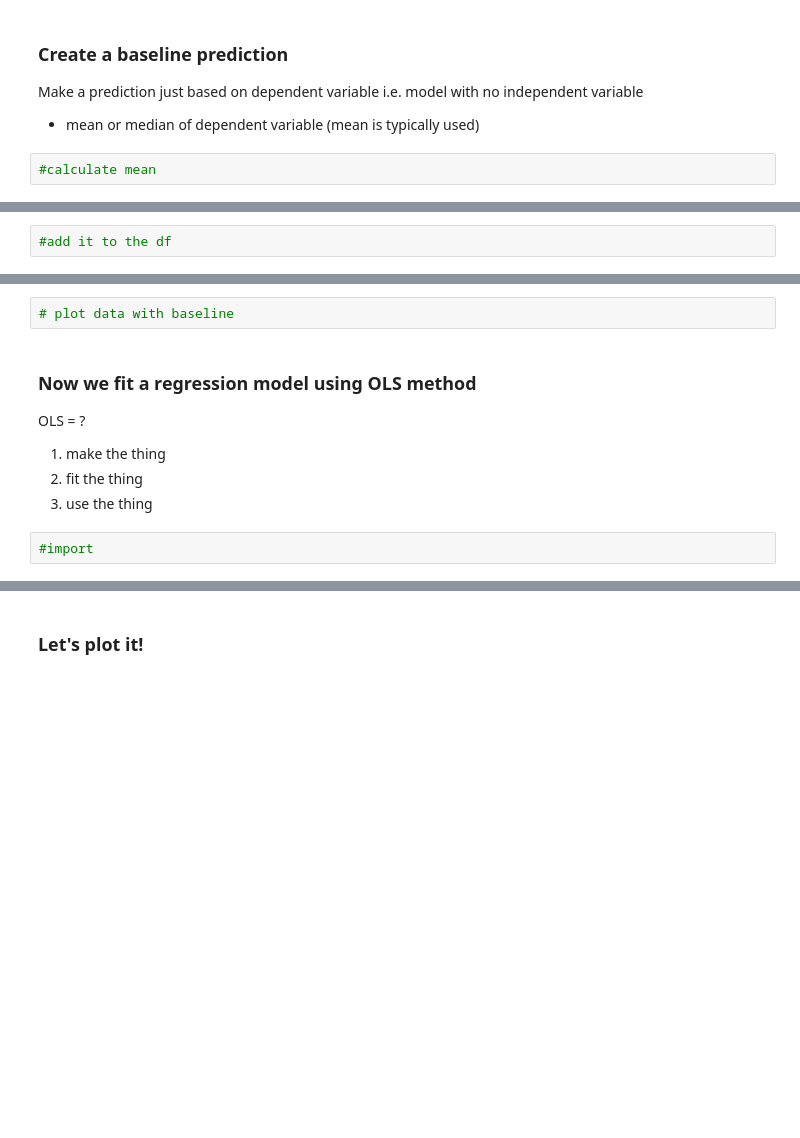
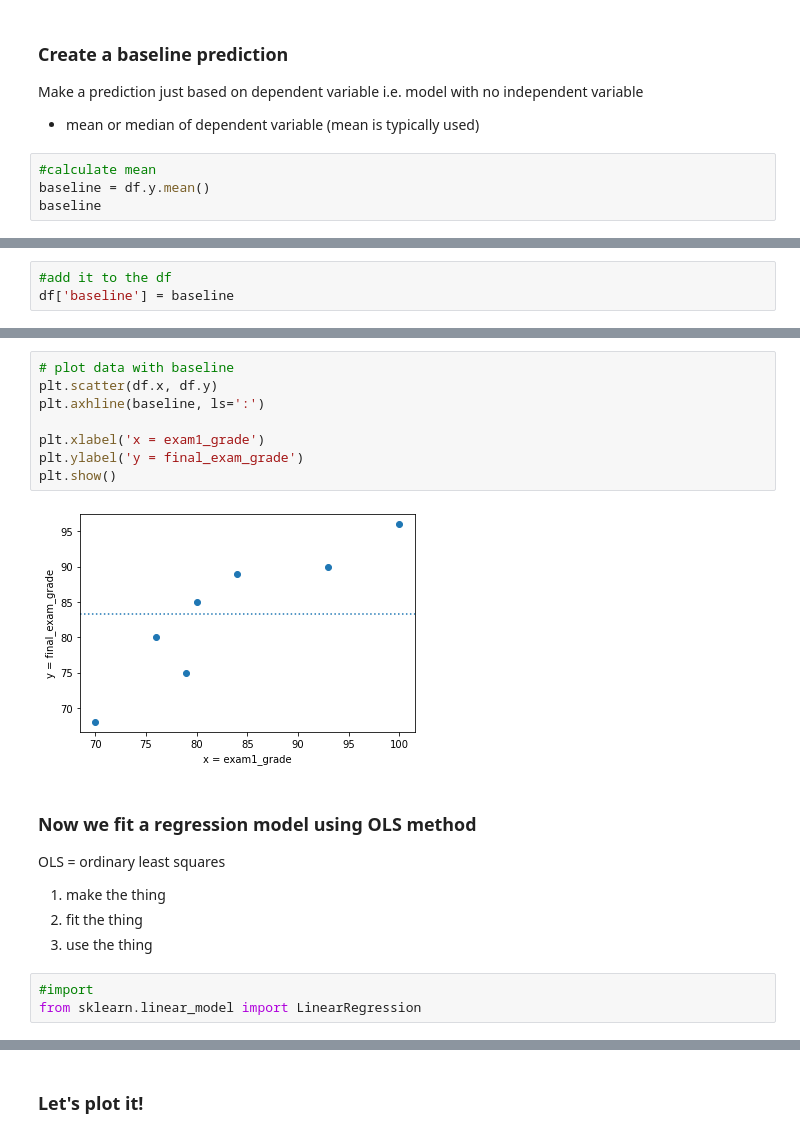
Before and after one commit to CodeupClassroom/pagel-regression, a Jupyter notebook: evaluate_lesson.ipynb, the cells around one changed output, grey strips where cells are left out. Cells and saved outputs as stored; diff of their text form; blank space fills up the shorter version.

```diff
--- a/evaluate_lesson.ipynb
+++ b/evaluate_lesson.ipynb
@@ -57,3 +72,5 @@ Make a prediction just based on dependent variable i.e. model with no independen
 - mean or median of dependent variable (mean is typically used)
 # %%
 #calculate mean
+baseline = df.y.mean()
+baseline
@@ -60,2 +79,3 @@ Make a prediction just based on dependent variable i.e. model with no independen
 # %%
 #add it to the df
+df['baseline'] = baseline
@@ -62,13 +93,22 @@ Make a prediction just based on dependent variable i.e. model with no independen
 # %%
 # plot data with baseline
+plt.scatter(df.x, df.y)
+plt.axhline(baseline, ls=':')
+
+plt.xlabel('x = exam1_grade')
+plt.ylabel('y = final_exam_grade')
+plt.show()
+# %% [output]
+[figure, added]
 # %% [markdown]
 ### Now we fit a regression model using OLS method
 
-OLS = ?
+OLS = ordinary least squares
 1. make the thing
 2. fit the thing
 3. use the thing
 # %%
 #import
+from sklearn.linear_model import LinearRegression
 # %%
 # make it
```
Also changed, not shown: parts of 45 cells of this notebook.
